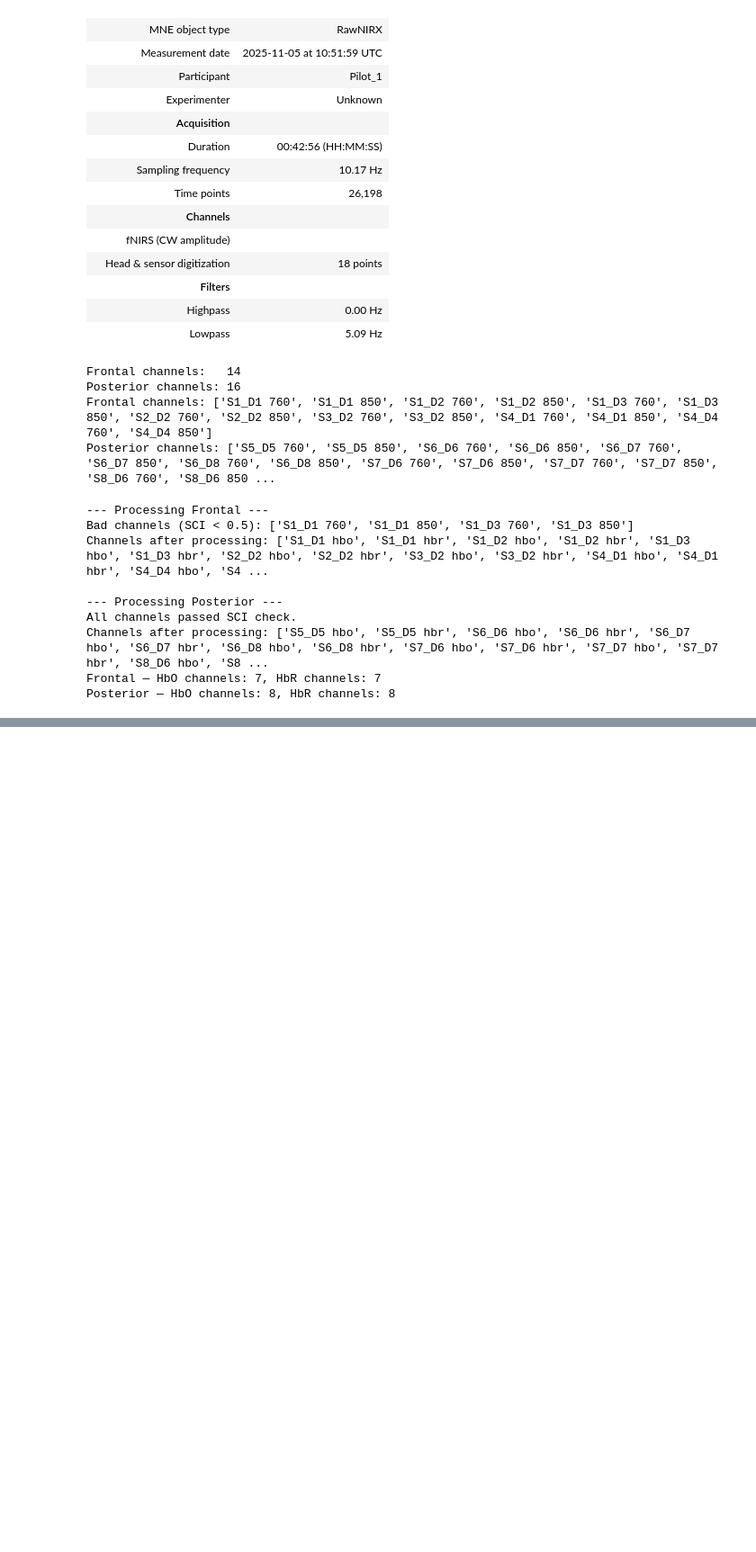
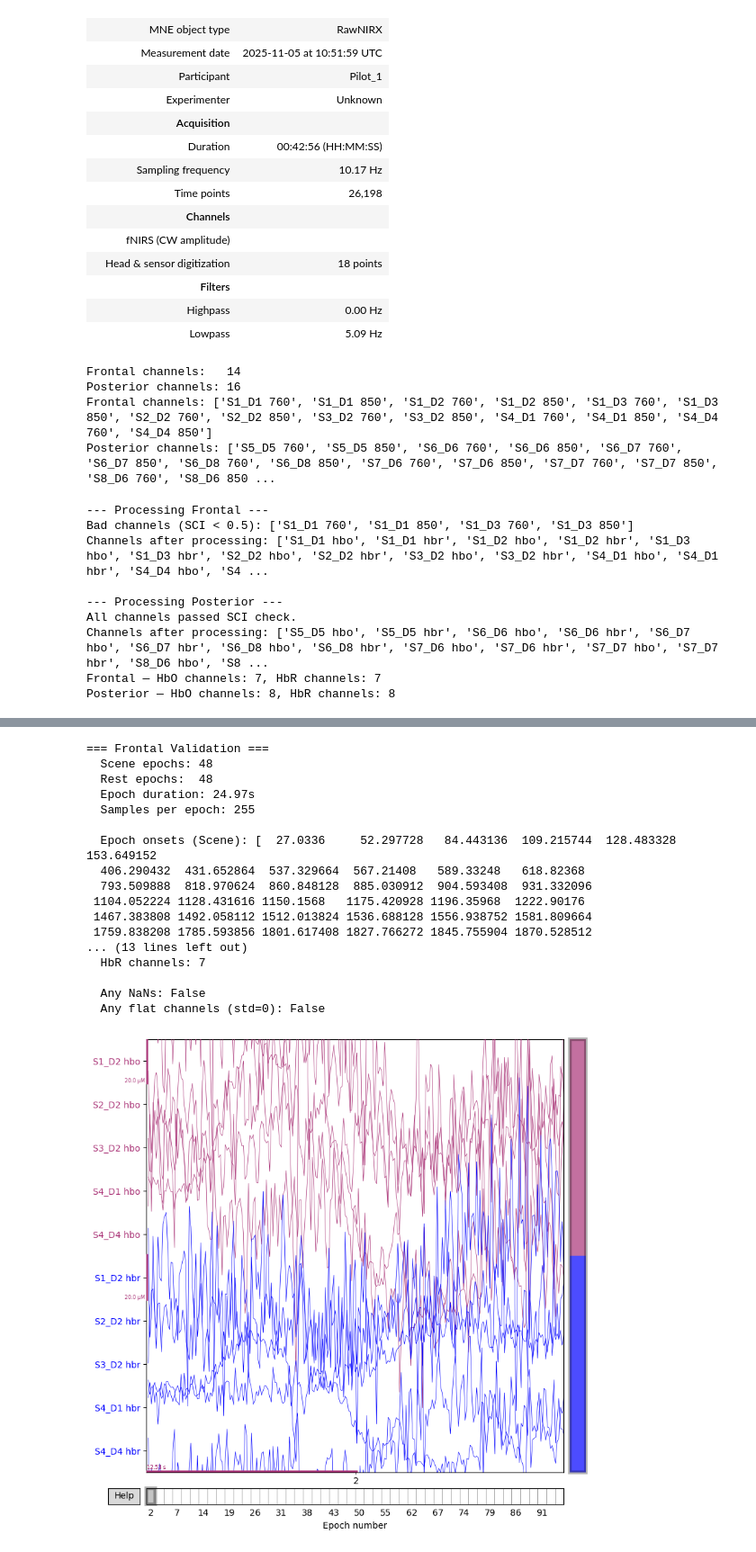
Before and after one commit to Sasha-King/The-Effect-of-Surface-Awareness-on-Nausea-and-3D-Performance-, a Jupyter notebook: MNE_Processing.ipynb, the cells around one changed output, grey strips where cells are left out. Shown at 90% size. Drawn from its saved outputs; the diff is of its cells as text; code cells hidden in the pictures; blank space fills up the shorter version.

```diff
--- a/MNE_Processing.ipynb
+++ b/MNE_Processing.ipynb
@@ -154,3 +157,23 @@ All channels passed SCI check.
 Channels after processing: ['S5_D5 hbo', 'S5_D5 hbr', 'S6_D6 hbo', 'S6_D6 hbr', 'S6_D7 hbo', 'S6_D7 hbr', 'S6_D8 hbo', 'S6_D8 hbr', 'S7_D6 hbo', 'S7_D6 hbr', 'S7_D7 hbo', 'S7_D7 hbr', 'S8_D6 hbo', 'S8 ...
 Frontal — HbO channels: 7, HbR channels: 7
 Posterior — HbO channels: 8, HbR channels: 8
+# %%
+#Regions seperarted now need to process each region
+#think I need to use epochs for this https://mne.tools/stable/auto_tutorials/epochs/10_epochs_overview.html
+
+#Build full epochs for each region and each tag then can split by time as needed later
+
+def get_epochs(raw_region, region_name):
+
+    raw_copy = raw_region.copy()
+
+    events, events_id = mne.events_from_annotations(raw_copy, event_id={"Scene": 1, "Rest": 2})
+
+    epochs = mne.Epochs(raw_copy, events, event_id=events_id, tmin=5.0, tmax=30.0, baseline=None, preload=True, verbose=True)
+
+    print(f"{region_name} — Number of epochs: {len(epochs)}")
+    return epochs
+
+
+epochs_frontal = get_epochs(haemo_frontal,   "Frontal")
+epochs_posterior = get_epochs(haemo_posterior, "Posterior")
@@ -156,0 +197,51 @@ Posterior — HbO channels: 8, HbR channels: 8
+# %%
+
+# Checking the outputs make sense for the epochs
+def validate_epochs(epochs, region_name):
+
+    print(f"\n=== {region_name} Validation ===")
+
+    print(f"  Scene epochs: {len(epochs['Scene'])}")
+    print(f"  Rest epochs:  {len(epochs['Rest'])}")
+
+    print(f"  Epoch duration: {epochs.tmax - epochs.tmin:.2f}s")
+    print(f"  Samples per epoch: {len(epochs.times)}")
+
+    print(f"\n  Epoch onsets (Scene): {epochs['Scene'].events[:, 0] / epochs.info['sfreq']}")
+    print(f"  Epoch onsets (Rest):  {epochs['Rest'].events[:, 0] / epochs.info['sfreq']}")
+
+
+    print(f"\n  Channels: {len(epochs.ch_names)}")
+    print(f"  HbO channels: {len([c for c in epochs.ch_names if 'hbo' in c])}")
+    print(f"  HbR channels: {len([c for c in epochs.ch_names if 'hbr' in c])}")
+
+    data = epochs.get_data()
+    print(f"\n  Any NaNs: {np.isnan(data).any()}")
+    print(f"  Any flat channels (std=0): {(data.std(axis=-1) == 0).any()}")
+
+    epochs['Scene'].plot(n_epochs=1, title=f"{region_name} - Scene")
+    epochs['Rest'].plot(n_epochs=1,  title=f"{region_name} - Rest")
+
+
+
+validate_epochs(epochs_frontal, "Frontal")
+validate_epochs(epochs_posterior, "Posterior")
+# %% [output]
+=== Frontal Validation ===
+  Scene epochs: 48
+  Rest epochs:  48
+  Epoch duration: 24.97s
+  Samples per epoch: 255
+
+  Epoch onsets (Scene): [  27.0336     52.297728   84.443136  109.215744  128.483328  153.649152
+  406.290432  431.652864  537.329664  567.21408   589.33248   618.82368
+  793.509888  818.970624  860.848128  885.030912  904.593408  931.332096
+ 1104.052224 1128.431616 1150.1568   1175.420928 1196.35968  1222.90176
+ 1467.383808 1492.058112 1512.013824 1536.688128 1556.938752 1581.809664
+ 1759.838208 1785.593856 1801.617408 1827.766272 1845.755904 1870.528512
+... (13 lines left out)
+  HbR channels: 7
+
+  Any NaNs: False
+  Any flat channels (std=0): False
+[figure, added]
```
Also changed, not shown: parts of 8 cells of this notebook, 1 other file.
